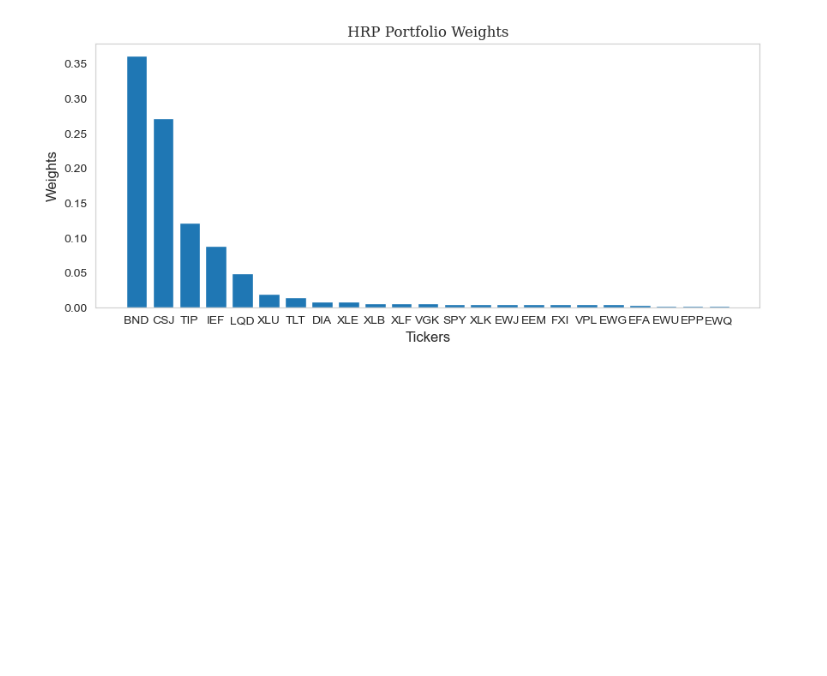
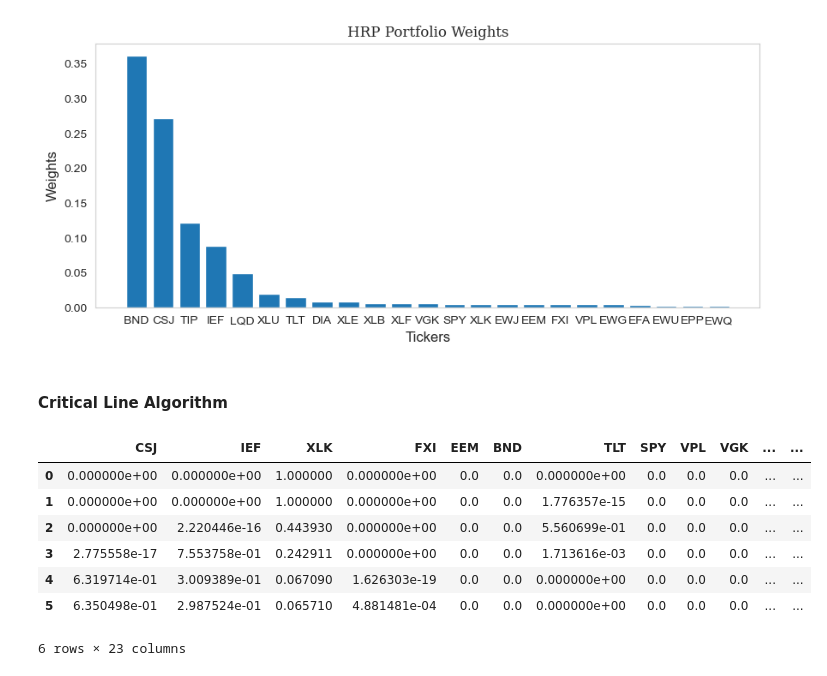
Before and after one commit to Tommylee1013/FinancialMachineLearning, a Jupyter notebook: Notes/Asset Allocation/Machine Learning Allocation.ipynb, the cells around one changed output. Cells and saved outputs as stored; diff of their text form; code cells hidden in the pictures; blank space fills up the shorter version.

```diff
--- a/Notes/Asset Allocation/Machine Learning Allocation.ipynb
+++ b/Notes/Asset Allocation/Machine Learning Allocation.ipynb
@@ -209,3 +209,5 @@ plt.title('HRP Portfolio Weights', fontsize = 12, fontfamily = 'Serif')
 # %% [output]
 Text(0.5, 1.0, 'HRP Portfolio Weights')
 [figure]
+# %% [markdown]
+#### Critical Line Algorithm
@@ -211,0 +221,11 @@ Text(0.5, 1.0, 'HRP Portfolio Weights')
+# %%
+cla_weights
+# %% [output]
+|  | CSJ | IEF | XLK | FXI | EEM | BND | TLT | SPY | VPL | VGK | ... | ... |
+| 0 | 0.000000e+00 | 0.000000e+00 | 1.000000 | 0.000000e+00 | 0.0 | 0.0 | 0.000000e+00 | 0.0 | 0.0 | 0.0 | ... | ... |
+| 1 | 0.000000e+00 | 0.000000e+00 | 1.000000 | 0.000000e+00 | 0.0 | 0.0 | 1.776357e-15 | 0.0 | 0.0 | 0.0 | ... | ... |
+| 2 | 0.000000e+00 | 2.220446e-16 | 0.443930 | 0.000000e+00 | 0.0 | 0.0 | 5.560699e-01 | 0.0 | 0.0 | 0.0 | ... | ... |
+| 3 | 2.775558e-17 | 7.553758e-01 | 0.242911 | 0.000000e+00 | 0.0 | 0.0 | 1.713616e-03 | 0.0 | 0.0 | 0.0 | ... | ... |
+| 4 | 6.319714e-01 | 3.009389e-01 | 0.067090 | 1.626303e-19 | 0.0 | 0.0 | 0.000000e+00 | 0.0 | 0.0 | 0.0 | ... | ... |
+| 5 | 6.350498e-01 | 2.987524e-01 | 0.065710 | 4.881481e-04 | 0.0 | 0.0 | 0.000000e+00 | 0.0 | 0.0 | 0.0 | ... | ... |
+6 rows × 23 columns
```
Also changed, not shown: parts of 7 cells of this notebook, 3 other files.
